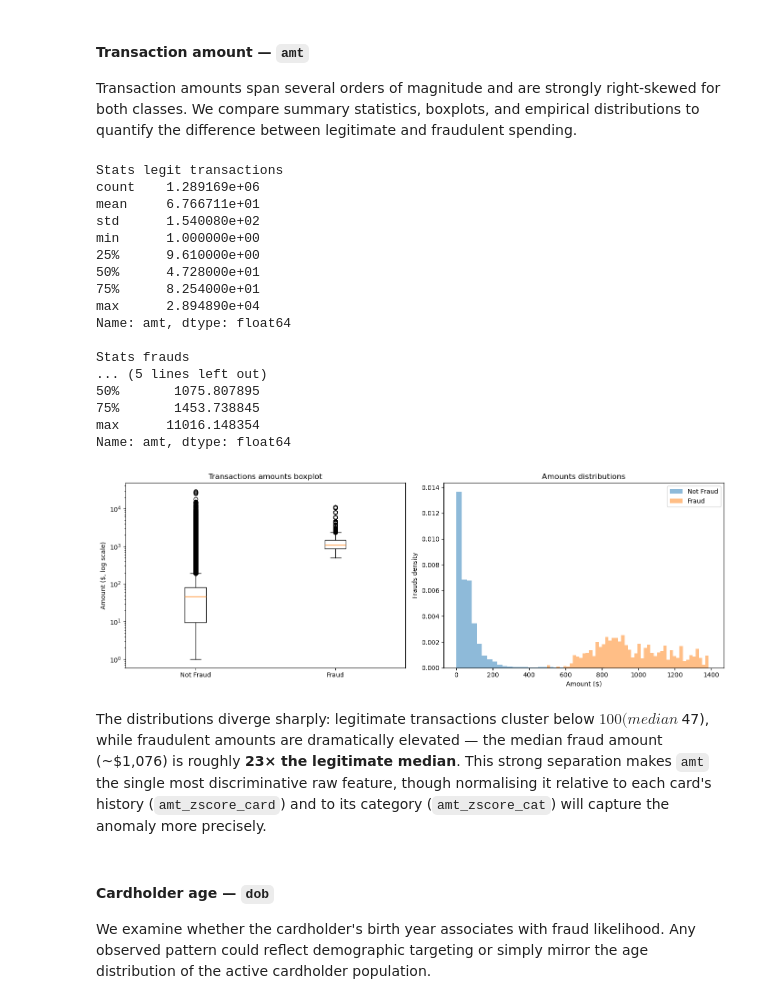
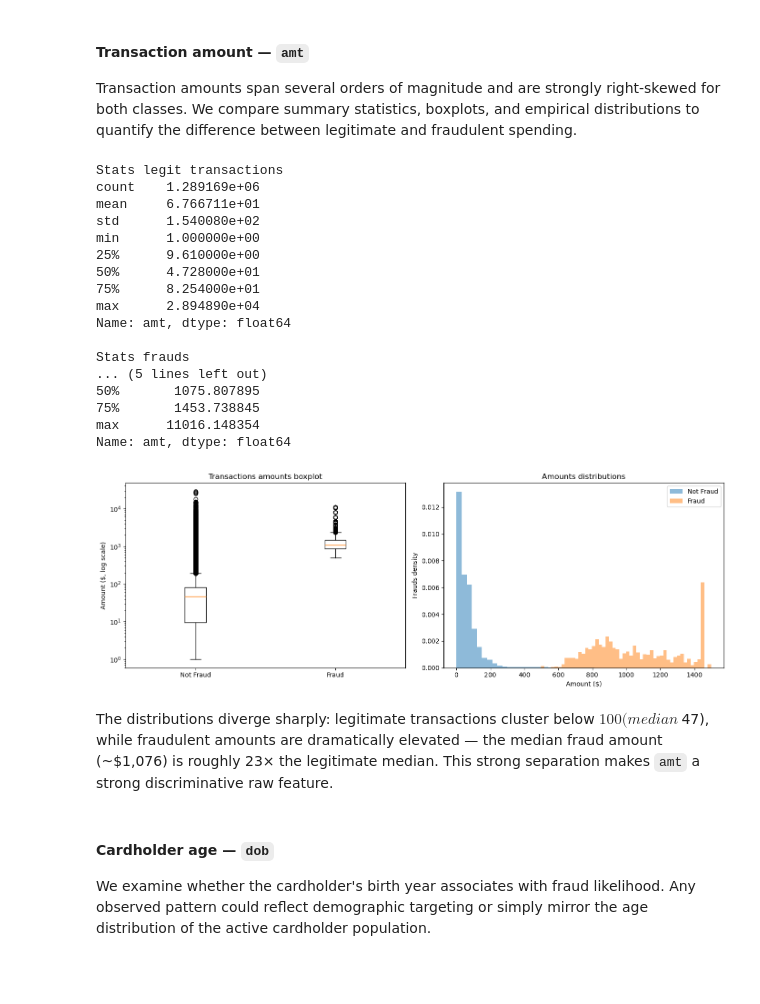
Before and after one commit to giorgiozoccatelli/Fraud-Detection, a Jupyter notebook: creditfraud.ipynb, the cells around one changed output. Drawn from its saved outputs; the diff is of its cells as text; code cells hidden in the pictures; blank space fills up the shorter version.

```diff
--- a/creditfraud.ipynb
+++ b/creditfraud.ipynb
@@ -287,38 +287,38 @@ fig, ax = plt.subplots(ncols=2, figsize=(14, 5))
 ax[0].boxplot([df[df["is_fraud"]==0]["amt"], df[df["is_fraud"]==1]["amt"]], tick_labels=["Not Fraud", "Fraud"])
 ax[0].set_yscale("log")
 ax[0].set_ylabel("Amount ($, log scale)")
 ax[0].set_title("Transactions amounts boxplot")
 
-ax[1].hist(df[(df["is_fraud"]==0) & (df["amt"] < 1400)]["amt"], bins=50, alpha=0.5, label="Not Fraud", density=True)
-ax[1].hist(df[(df["is_fraud"]==1) & (df["amt"] < 1400)]["amt"], bins=50, alpha=0.5, label="Fraud", density=True)
+ax[1].hist(df[(df["is_fraud"]==0) & (df["amt"] < 1500)]["amt"], bins=50, alpha=0.5, label="Not Fraud", density=True)
+ax[1].hist(df[(df["is_fraud"]==1) & (df["amt"] < 1500)]["amt"], bins=50, alpha=0.5, label="Fraud", density=True)
 ax[1].set_xlabel("Amount ($)")
 ax[1].set_ylabel("Frauds density")
 ax[1].set_title("Amounts distributions")
 ax[1].legend()
 
 plt.tight_layout()
 plt.show()
 # %% [output]
 Stats legit transactions
 count    1.289169e+06
 mean     6.766711e+01
 std      1.540080e+02
 min      1.000000e+00
 25%      9.610000e+00
 50%      4.728000e+01
 75%      8.254000e+01
 max      2.894890e+04
 Name: amt, dtype: float64
 
 Stats frauds
 ... (5 lines left out)
 50%       1075.807895
 75%       1453.738845
 max      11016.148354
 Name: amt, dtype: float64
-[figure, old version]
+[figure, new version]
 # %% [markdown]
-The distributions diverge sharply: legitimate transactions cluster below $100 (median ~$47), while fraudulent amounts are dramatically elevated — the median fraud amount (~$1,076) is roughly **23× the legitimate median**. This strong separation makes `amt` the single most discriminative raw feature, though normalising it relative to each card's history (`amt_zscore_card`) and to its category (`amt_zscore_cat`) will capture the anomaly more precisely.
+The distributions diverge sharply: legitimate transactions cluster below $100 (median ~$47), while fraudulent amounts are dramatically elevated — the median fraud amount (~$1,076) is roughly 23× the legitimate median. This strong separation makes `amt` a strong discriminative raw feature.
 # %% [markdown]
 #### Cardholder age — `dob`
 
```
Also changed, not shown: parts of 4 cells of this notebook.
